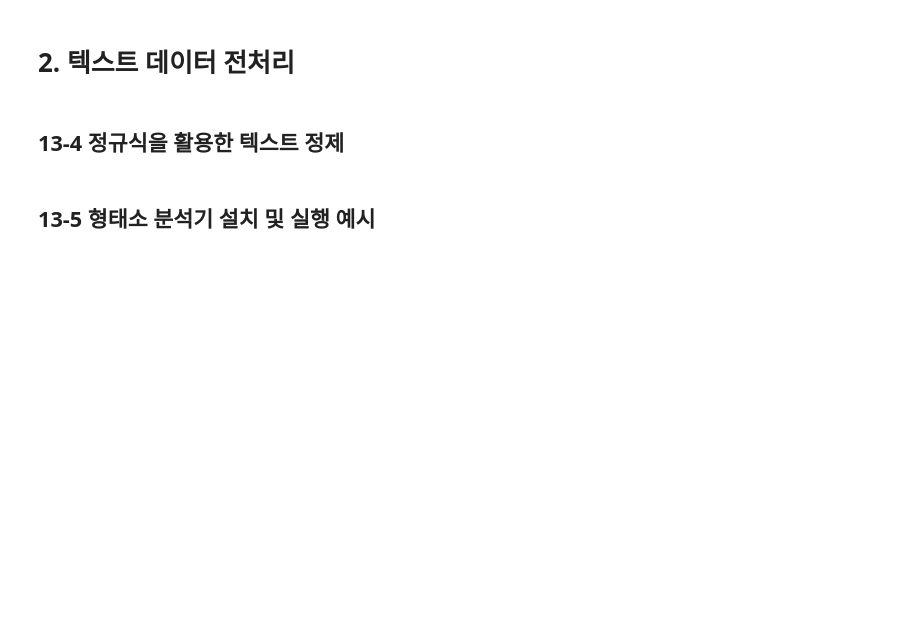
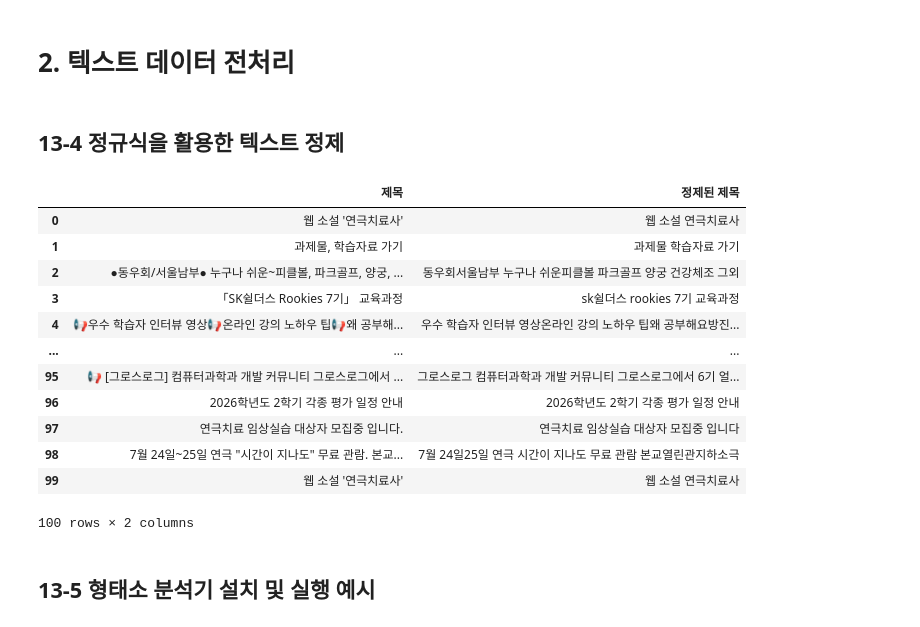
Before and after one commit to jj-it-lab/Data-Analysis-with-Open-Source, a Jupyter notebook: 오픈소스_데이터_분석_13강.ipynb, the cells around one changed output. Saved outputs shown, nothing was run; the diff lists cells and outputs as text; code cells hidden in the pictures; blank space fills up the shorter version.

```diff
--- a/오픈소스_데이터_분석_13강.ipynb
+++ b/오픈소스_데이터_분석_13강.ipynb
@@ -118,10 +118,10 @@ import pandas as pd
 ## 다음 페이지로 이동하고 tree 정보 반환
 def move_to_next_page(driver):
     # _listNext 클래스를 기준으로 엘리먼트 선택
-
+    next_page_link = driver.find_element(By.CLASS_NAME, "_listNext")
     if next_page_link and next_page_link.is_enabled():
         # 다음 페이지 버튼 클릭
-
+        next_page_link.click()
         WebDriverWait(driver, 10).until(
             EC.presence_of_element_located((By.CLASS_NAME, "board-table"))
         )
@@ -133,6 +133,7 @@ def move_to_next_page(driver):
 
 ## 여러 페이지에서 게시물 제목 가져오기
 def get_board_titles(url, pages, verbose=False):
+#def get_board_titles(url, pages, verbose=True):
     driver = gs.Chrome()
     board_titles = []
     for page in pages:
@@ -140,10 +141,10 @@ def get_board_titles(url, pages, verbose=False):
           print(f"=== 페이지 {page} 처리중입니다. ===")
         if page == 1:
             # 13-2 에서 작성한 get_page 함수를 이용하여 현재 페이지 tree 구하기
-
+            tree = get_page(driver, url)
         else:
             # 다음 페이지로 이동하고 해당 페이지 tree 구하기
-
+            tree = move_to_next_page(driver)
         if tree is not None:
             titles = extract_titles(tree)
             board_titles.extend(titles)
@@ -165,27 +186,41 @@ cs_df = pd.DataFrame(data = {'제목': board_titles})
 # %%
 import re
 
 ## 텍스트 정제 함수
 def clean_text(text):
     if isinstance(text, str):
        # 특수 문자 제거 regex (영어 소문자, 영어 대문자, 숫자, 한글, 공백글자만 허용)
-
+        text = re.sub(r'[^a-zA-Z0-9가-힣\s]','',text)
        # HTML 태그 제거 regex
-
+        text = re.sub(r'<[^>]*>','',text)
        # 소문자로 변환 python 함수
-
-       return text
+        text = text.lower()
+        return text
     else:
         return ""
 
 ## 데이터프레임 정제 함수
 def clean_df(df):
   if not df.empty:
       df['정제된 제목'] = df['제목'].apply(clean_text)
 
 ## cs_df에 정제 함수 적용
 clean_df(cs_df)
 cs_df
+# %% [output]
+|  | 제목 | 정제된 제목 |
+| 0 | 웹 소설 '연극치료사' | 웹 소설 연극치료사 |
+| 1 | 과제물, 학습자료 가기 | 과제물 학습자료 가기 |
+| 2 | ●동우회/서울남부● 누구나 쉬운~피클볼, 파크골프, 양궁, ... | 동우회서울남부 누구나 쉬운피클볼 파크골프 양궁 건강체조 그외 |
+| 3 | 「SK쉴더스 Rookies 7기」 교육과정 | sk쉴더스 rookies 7기 교육과정 |
+| 4 | 📢우수 학습자 인터뷰 영상📢온라인 강의 노하우 팁📢왜 공부해... | 우수 학습자 인터뷰 영상온라인 강의 노하우 팁왜 공부해요방진... |
+| ... | ... | ... |
+| 95 | 📢 [그로스로그] 컴퓨터과학과 개발 커뮤니티 그로스로그에서 ... | 그로스로그 컴퓨터과학과 개발 커뮤니티 그로스로그에서 6기 얼... |
+| 96 | 2026학년도 2학기 각종 평가 일정 안내 | 2026학년도 2학기 각종 평가 일정 안내 |
+| 97 | 연극치료 임상실습 대상자 모집중 입니다. | 연극치료 임상실습 대상자 모집중 입니다 |
+| 98 | 7월 24일~25일 연극 "시간이 지나도" 무료 관람. 본교... | 7월 24일25일 연극 시간이 지나도 무료 관람 본교열린관지하소극 |
+| 99 | 웹 소설 '연극치료사' | 웹 소설 연극치료사 |
+100 rows × 2 columns
 # %% [markdown]
 ## 13-5 형태소 분석기 설치 및 실행 예시
 # %%
```
Also changed, not shown: parts of 1 cell of this notebook.
